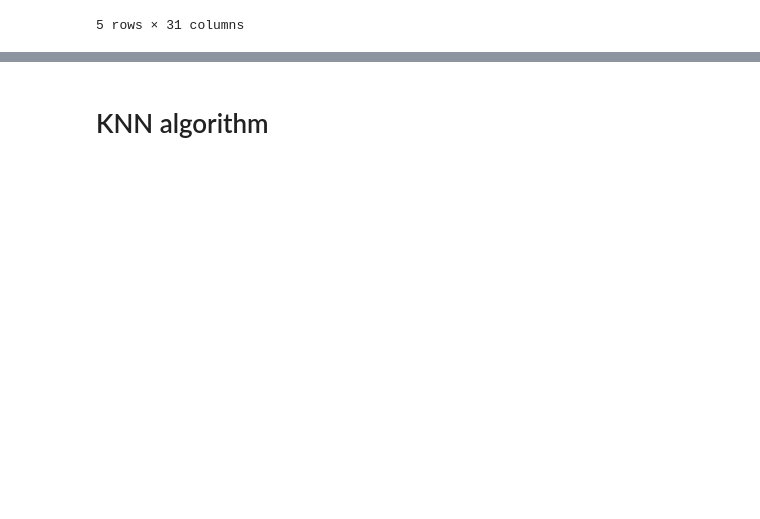
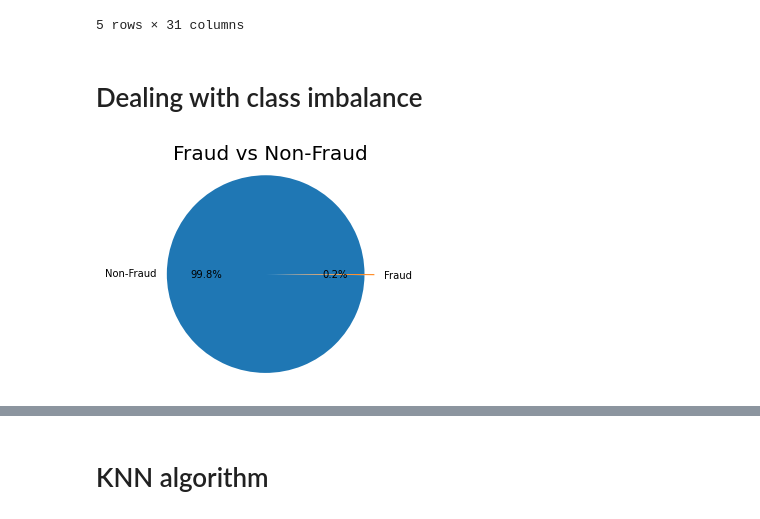
Before and after one commit to vladvuc/ML-Group-51, a Jupyter notebook: Credit Card Fraud.ipynb, the cells around one changed output, grey strips where cells are left out. Drawn from its saved outputs; the diff is of its cells as text; code cells hidden in the pictures; blank space fills up the shorter version.

```diff
--- a/Credit Card Fraud.ipynb
+++ b/Credit Card Fraud.ipynb
@@ -54,3 +84,29 @@ cdc.tail()
 | 284805 | 172788.0 | -0.240440 | 0.530483 | 0.702510 | 0.689799 | -0.377961 | 0.623708 | -0.686180 | 0.679145 | 0.392087 | ... | ... |
 | 284806 | 172792.0 | -0.533413 | -0.189733 | 0.703337 | -0.506271 | -0.012546 | -0.649617 | 1.577006 | -0.414650 | 0.486180 | ... | ... |
 5 rows × 31 columns
+# %% [markdown]
+# Dealing with class imbalance
+# %%
+
+def pie_chart_binary(data, title='Fraud vs Non-Fraud'):
+    labels = 'Non-Fraud', 'Fraud'
+
+    # if data is Series object then use value_counts()
+    if isinstance(data, pd.Series):
+        sizes = data.value_counts()
+
+    # if data is DataFrame object then use Class column
+    elif isinstance(data, pd.DataFrame):
+        sizes = [len(data[data.Class == 0]), len(data[data.Class == 1])]
+
+    explode = (0, 0.1)
+    fig1, ax1 = plt.subplots()
+    ax1.pie(sizes, explode=explode, labels=labels, autopct='%1.1f%%')
+
+    plt.title(title, fontsize=20)
+    ax1.axis('equal')
+    plt.show()
+
+pie_chart_binary(cdc)
+# %% [output]
+[figure, added]
```
Also changed, not shown: parts of 18 cells of this notebook, 1 other file.
